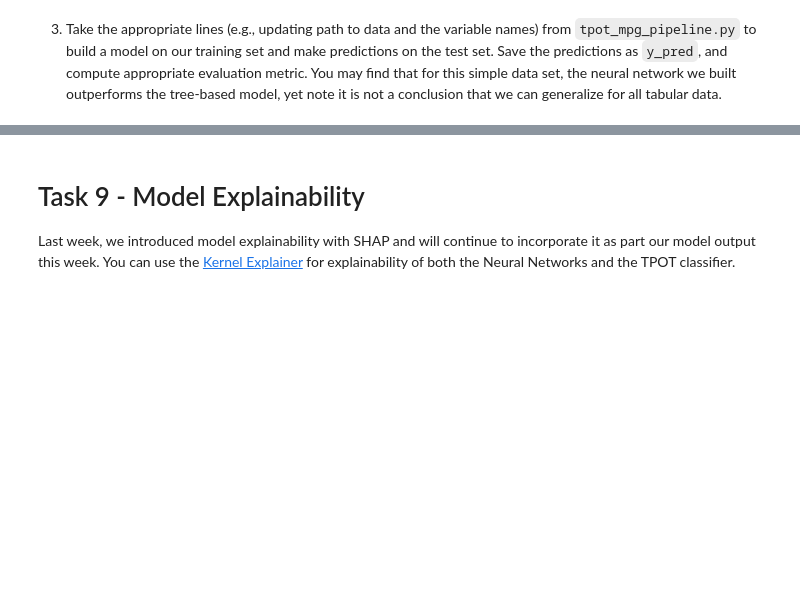
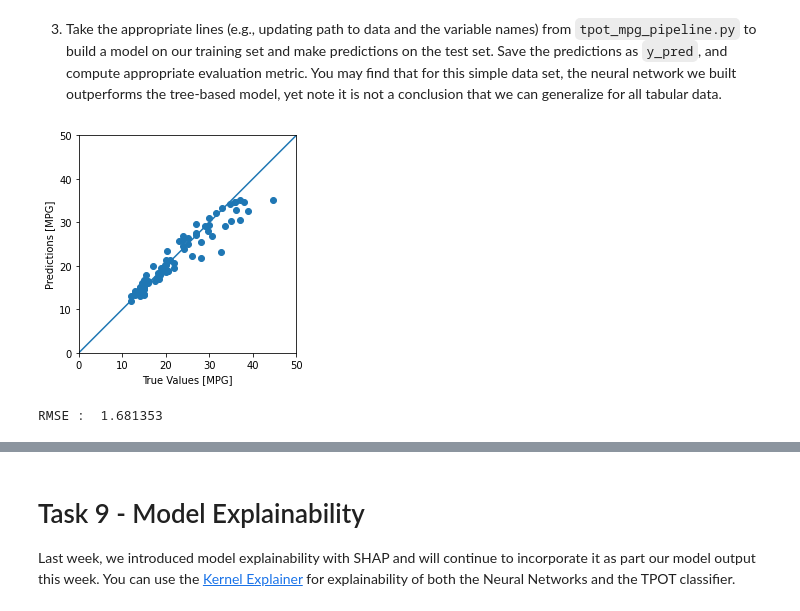
Before and after one commit to sushvij/assignment7, a Jupyter notebook: Copy_of_Sush_Copy_of_fuel_efficiency.ipynb, the cells around one changed output, grey strips where cells are left out. Drawn from its saved outputs; the diff is of its cells as text; code cells hidden in the pictures; blank space fills up the shorter version.

```diff
--- a/Copy_of_Sush_Copy_of_fuel_efficiency.ipynb
+++ b/Copy_of_Sush_Copy_of_fuel_efficiency.ipynb
@@ -805,7 +841,7 @@ ngrok.kill()
 from tpot import TPOTRegressor
 tpot = TPOTRegressor(generations=10,
                      population_size=40,
-                     scoring=None, # YOUR CODE HERE
+                     scoring='neg_mean_absolute_error', # YOUR CODE HERE
                      verbosity=2,
                      random_state=42)
 tpot.fit(train_features, train_labels)
@@ -859,0 +906,34 @@ You may find that for this simple data set, the neural network we built outperfo
+# %%
+exported_pipeline = make_pipeline(
+    make_union(
+        FunctionTransformer(copy),
+        FunctionTransformer(copy)
+    ),
+    XGBRegressor(learning_rate=0.1, max_depth=5, min_child_weight=2, n_estimators=100, n_jobs=1, objective="reg:squarederror", subsample=0.2, verbosity=0)
+)
+# %%
+set_param_recursive(exported_pipeline.steps, 'random_state', 42)
+
+exported_pipeline.fit(train_features, train_labels)
+y_pred = exported_pipeline.predict(test_features)
+# %%
+# predictions seem pretty ok for my tree model
+
+test_predictions = y_pred.flatten()
+
+a = plt.axes(aspect='equal')
+plt.scatter(test_labels, test_predictions)
+plt.xlabel('True Values [MPG]')
+plt.ylabel('Predictions [MPG]')
+lims = [0, 50]
+plt.xlim(lims)
+plt.ylim(lims)
+_ = plt.plot(lims, lims)
+# %% [output]
+[figure, added]
+# %%
+from sklearn.metrics import mean_absolute_error as MAE
+mae = MAE(test_labels, y_pred)
+print("RMSE : % f" %(mae))
+# %% [output]
+RMSE :  1.681353
```
Also changed, not shown: parts of 83 cells of this notebook.
